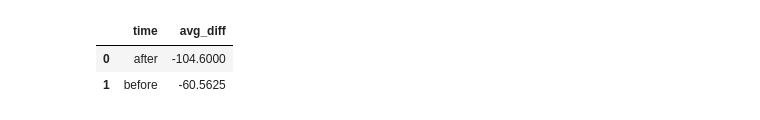
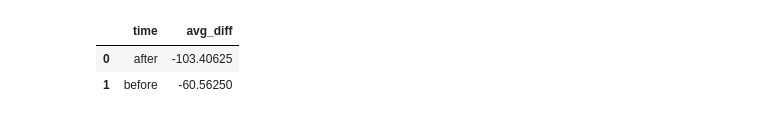
Before and after one commit to luta-wolf/Piscine_Python_Data_Science, a Jupyter notebook: DS_06/ex04/ex04_ab-test.ipynb, the cells around one changed output. Saved outputs shown, nothing was run; the diff lists cells and outputs as text; code cells hidden in the pictures.

```diff
--- a/DS_06/ex04/ex04_ab-test.ipynb
+++ b/DS_06/ex04/ex04_ab-test.ipynb
@@ -6,2 +4,2 @@ import sqlite3
 # %%
-db_con = sqlite3.connect('../checking-logs.sqlite.sqlite')
+connect = sqlite3.connect('../data/checking-logs.sqlite')
@@ -16,34 +47,22 @@ before each of them made their first visit to the page and afterward<br>
 # %%
-query = '''
---count average
-SELECT case when test.first_commit_ts < test.first_view_ts
-        THEN 'before' else 'after'
-        end as time,
-        AVG(CAST((julianday(test.first_commit_ts) -
-      	julianday(datetime(deadlines.deadlines, 'unixepoch')))
-     	* 24 AS integer)) AS avg_diff
-FROM test
-JOIN deadlines ON test.labname=deadlines.labs
-WHERE labname<>'project1'
---users with after AND before values
-AND uid in
-(SELECT uid from
- --before,after commit
-(SELECT test.uid,
-        case when test.first_commit_ts < test.first_view_ts
-        THEN 'before' else 'after'
-        end as time
-FROM test
-JOIN deadlines ON test.labname=deadlines.labs
-WHERE labname<>'project1')
-GROUP by uid
-HAVING COUNT(DISTINCT time)=2)
-GROUP by time
-'''
-test_results = pd.io.sql.read_sql(query, db_con)
+test_results = pd.read_sql("""SELECT 'before' AS time,
+             AVG(CAST((julianday(test.first_commit_ts) -
+             julianday(deadlines.deadlines, 'unixepoch')) * 24 AS INT)) AS avg_diff
+             FROM test
+             INNER JOIN  deadlines
+             ON test.labname != 'project1' AND test.labname = deadlines.labs
+             WHERE julianday(test.first_commit_ts) < julianday(test.first_view_ts)
+             UNION
+             SELECT 'after' AS time, AVG(CAST((julianday(test.first_commit_ts) -
+             julianday(deadlines.deadlines, 'unixepoch')) * 24 AS INT)) AS avg_diff
+             FROM test
+             INNER JOIN  deadlines
+             ON test.labname != 'project1' AND test.labname = deadlines.labs
+             WHERE julianday(test.first_commit_ts) > julianday(test.first_view_ts)""",
+             connect)
 test_results
 # %% [output]
 |  | time | avg_diff |
-| 0 | after | -104.6000 |
-| 1 | before | -60.5625 |
+| 0 | after | -103.40625 |
+| 1 | before | -60.56250 |
 # %%
```
Also changed, not shown: parts of 8 cells of this notebook, 16 other files.
